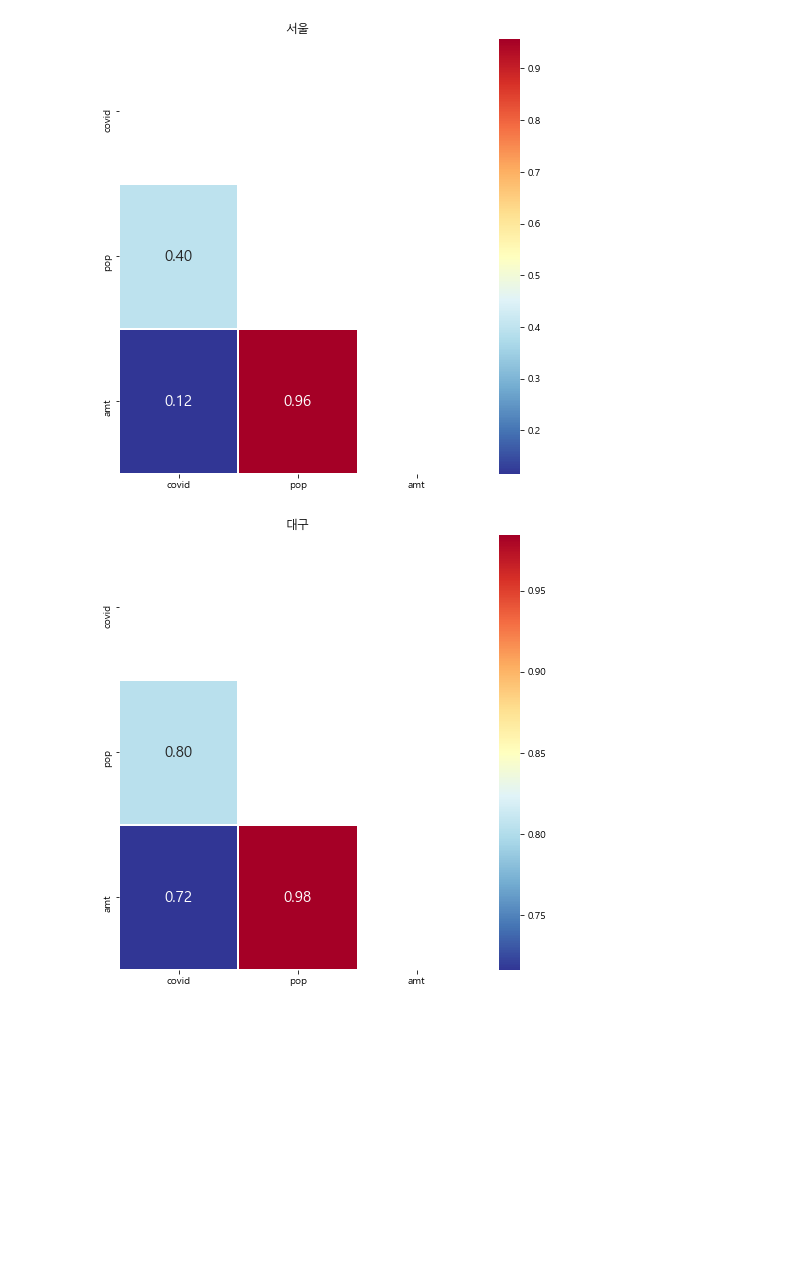
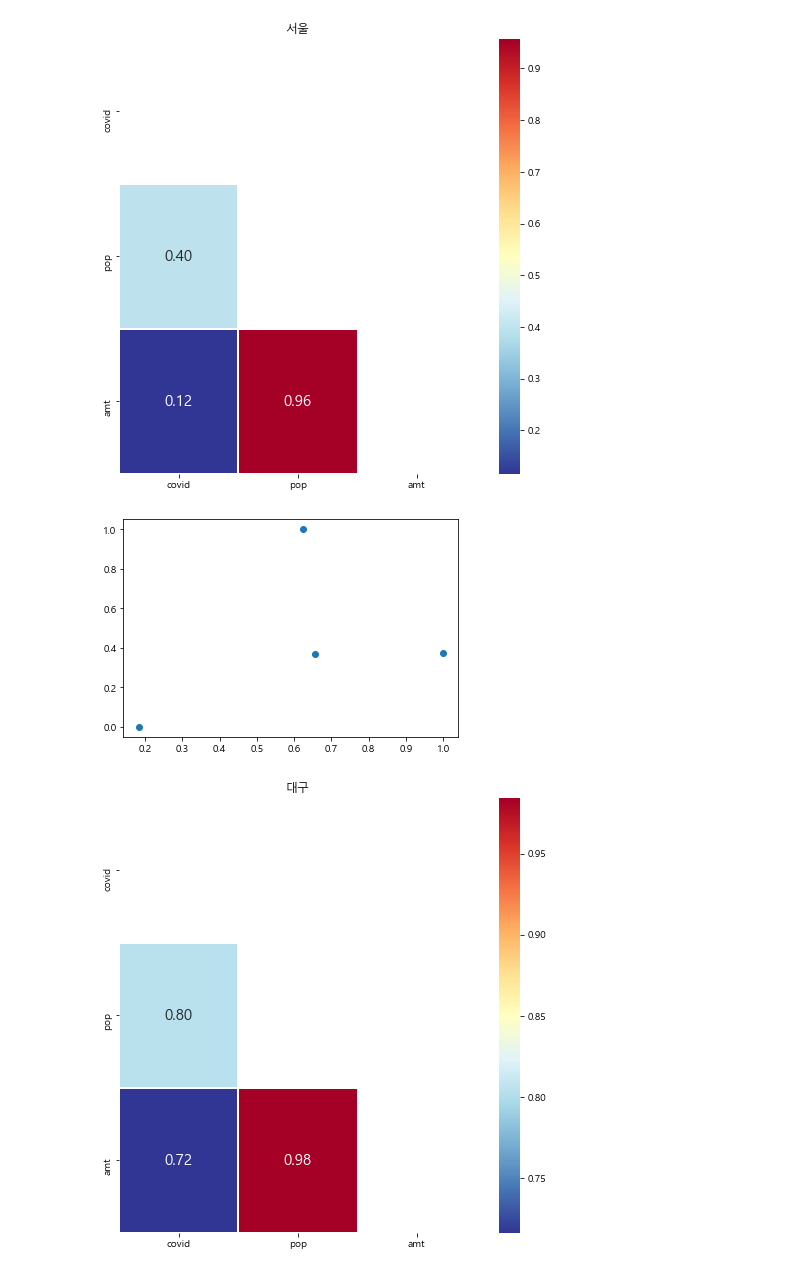
Before and after one commit to Lee-JeongMin/Bigcontest2020, a Jupyter notebook: Scoring/20200914_SH_mixedscore.ipynb, the cells around one changed output. Drawn from its saved outputs; the diff is of its cells as text; code cells hidden in the pictures; blank space fills up the shorter version.

```diff
--- a/Scoring/20200914_SH_mixedscore.ipynb
+++ b/Scoring/20200914_SH_mixedscore.ipynb
@@ -778,6 +771,11 @@ plt.show()
 corr(month_concat_seoul['INDEX'], sk_2020_seoul['SUM'], sh_2020_seoul['USE_AMT'],'서울')
 # %% [output]
 [figure]
+# %%
+plt.scatter(month_concat_seoul['INDEX'],sk_2020_seoul['SUM'])
+plt.show()
+# %% [output]
+[figure, added]
 # %%
 corr(month_concat_daegu['INDEX'], sk_2020_daegu['SUM'], sh_2020_daegu['USE_AMT'],'대구')
 # %% [output]
```
Also changed, not shown: parts of 2 cells of this notebook.
